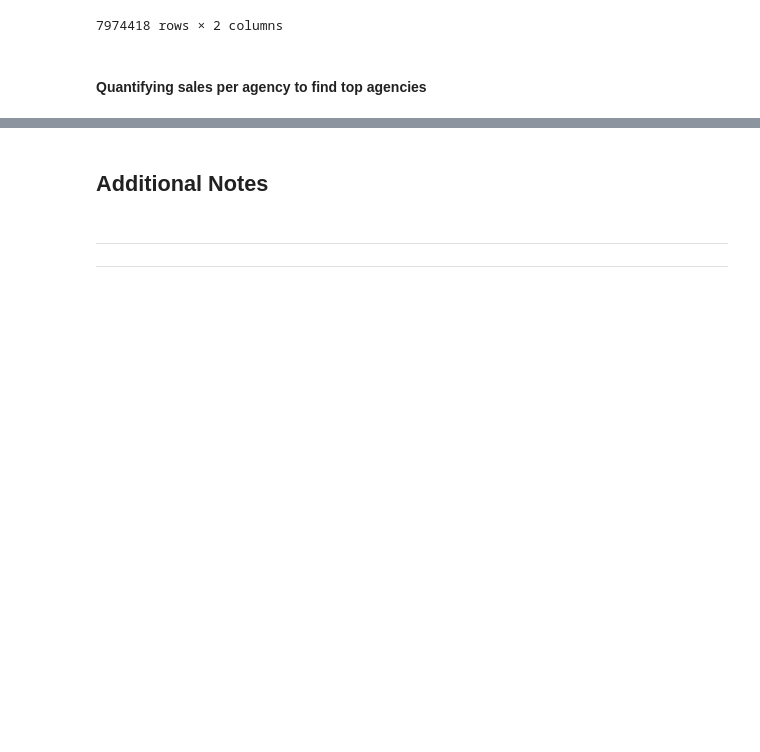
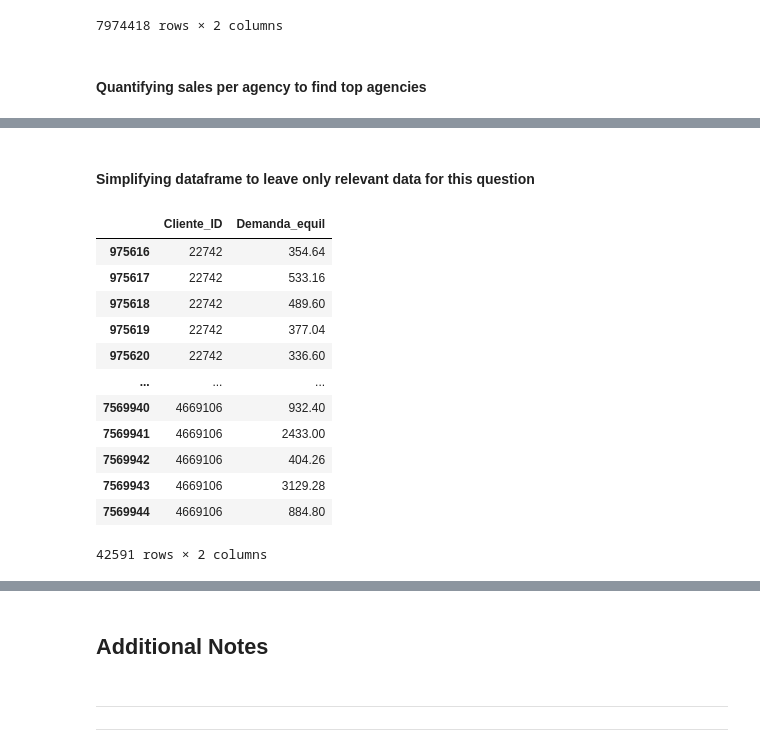
Before and after one commit to Roberto919/abx_answers, a Jupyter notebook: notebooks/abxrp_nb.ipynb, the cells around one changed output, grey strips where cells are left out. Saved outputs shown, nothing was run; the diff lists cells and outputs as text; code cells hidden in the pictures; blank space fills up the shorter version.

```diff
--- a/notebooks/abxrp_nb.ipynb
+++ b/notebooks/abxrp_nb.ipynb
@@ -369,5 +389,3 @@ dfx
-# %%
-dfx["Demanda_equil"] = dfx.apply(lambda x: x["Venta_hoy"] - x["Dev_proxima"] if (x["Venta_hoy"] - x["Dev_proxima"]) > 0 else 0, axis=1)
 # %% [markdown]
 #### Simplifying dataframe to only relevant data
 # %%
@@ -421,0 +440,2 @@ dfx = pd.merge(
+# %%
+top_ag = dfx.iloc[0, :].to_dict()
@@ -421,0 +472,2 @@ dfx = pd.merge(
+# %% [markdown]
+#### Simplifying dataframe to leave only relevant data for this question
@@ -421,0 +483,16 @@ dfx = pd.merge(
+# %%
+dfx
+# %% [output]
+|  | Cliente_ID | Demanda_equil |
+| 975616 | 22742 | 354.64 |
+| 975617 | 22742 | 533.16 |
+| 975618 | 22742 | 489.60 |
+| 975619 | 22742 | 377.04 |
+| 975620 | 22742 | 336.60 |
+| ... | ... | ... |
+| 7569940 | 4669106 | 932.40 |
+| 7569941 | 4669106 | 2433.00 |
+| 7569942 | 4669106 | 404.26 |
+| 7569943 | 4669106 | 3129.28 |
+| 7569944 | 4669106 | 884.80 |
+42591 rows × 2 columns
```
Also changed, not shown: parts of 25 cells of this notebook, 1 other file.
